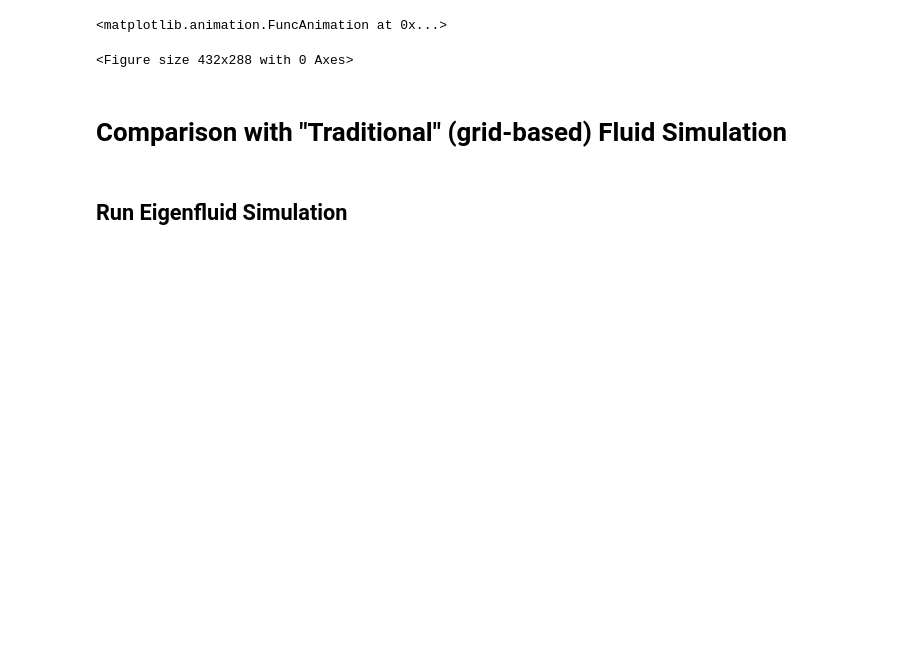
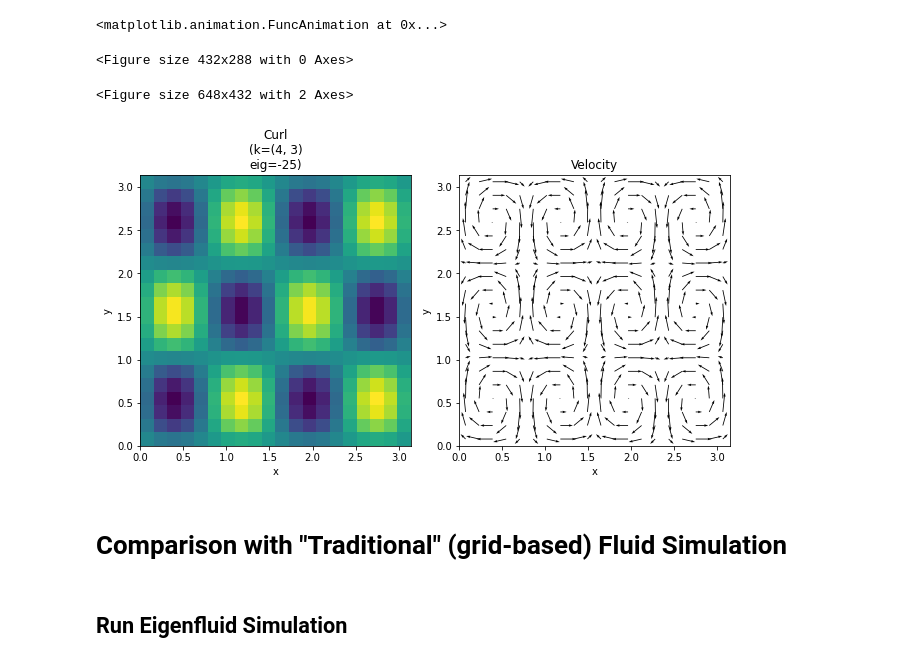
Before and after one commit to bobarna/eigenfluid-control, a Jupyter notebook: eigenfluid_intro.ipynb, the cells around one changed output. Saved outputs shown, nothing was run; the diff lists cells and outputs as text; code cells hidden in the pictures; blank space fills up the shorter version.

```diff
--- a/eigenfluid_intro.ipynb
+++ b/eigenfluid_intro.ipynb
@@ -107,7 +122,7 @@ vis.plot({
             "Velocity": trajectory_velocity
         },
         animate='time',
-        #same_scale=False,
+        same_scale=False,
         show_color_bar=False,
         size=(9,6),
         frame_time = 10
@@ -115,6 +130,18 @@ vis.plot({
 # %% [output]
 <matplotlib.animation.FuncAnimation at 0x...>
 <Figure size 432x288 with 0 Axes>
+# %%
+vis.plot({
+            "Curl\n({})".format(title_text): trajectory_curl.time[0],
+            "Velocity": trajectory_velocity.time[0] /2
+        },
+        same_scale=False,
+        show_color_bar=False,
+        size=(9,6),
+)
+# %% [output]
+<Figure size 648x432 with 2 Axes>
+[figure, added]
 # %% [markdown]
 # Comparison with "Traditional" (grid-based) Fluid Simulation
 # %% [markdown]
```
Also changed, not shown: parts of 9 cells of this notebook.
